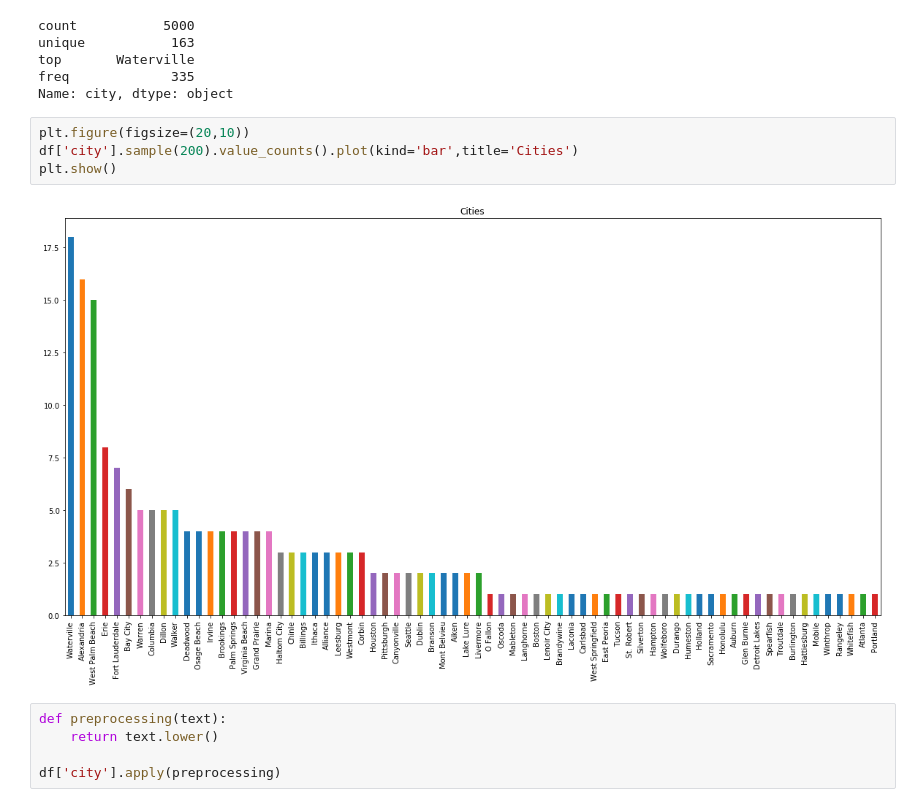
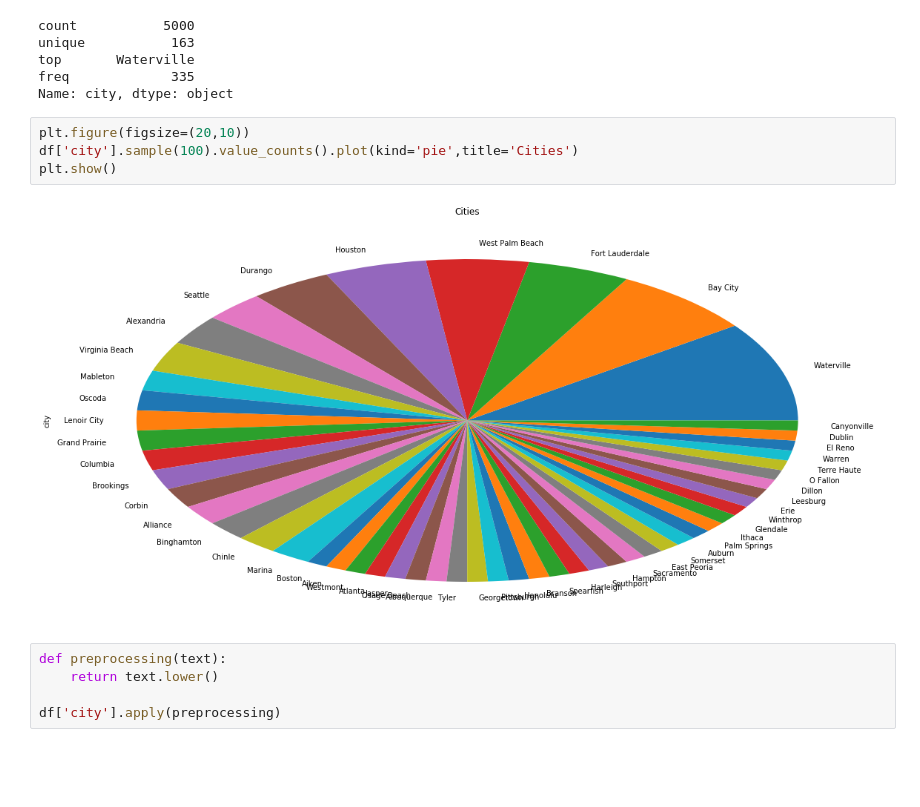
Before and after one commit to egmaziero/PLN-IA, a Jupyter notebook: notebooks/Data Visualization/Data visualization.ipynb, the cells around one changed output. Drawn from its saved outputs; the diff is of its cells as text; blank space fills up the shorter version.

```diff
--- a/notebooks/Data Visualization/Data visualization.ipynb
+++ b/notebooks/Data Visualization/Data visualization.ipynb
@@ -39,10 +38,10 @@ freq             335
 Name: city, dtype: object
 # %%
 plt.figure(figsize=(20,10))
-df['city'].sample(200).value_counts().plot(kind='bar',title='Cities')
+df['city'].sample(100).value_counts().plot(kind='pie',title='Cities')
 plt.show()
 # %% [output]
-[figure, old version]
+[figure, new version]
 # %%
 def preprocessing(text):
     return text.lower()
```
Also changed, not shown: parts of 2 cells of this notebook, 11 other files.
